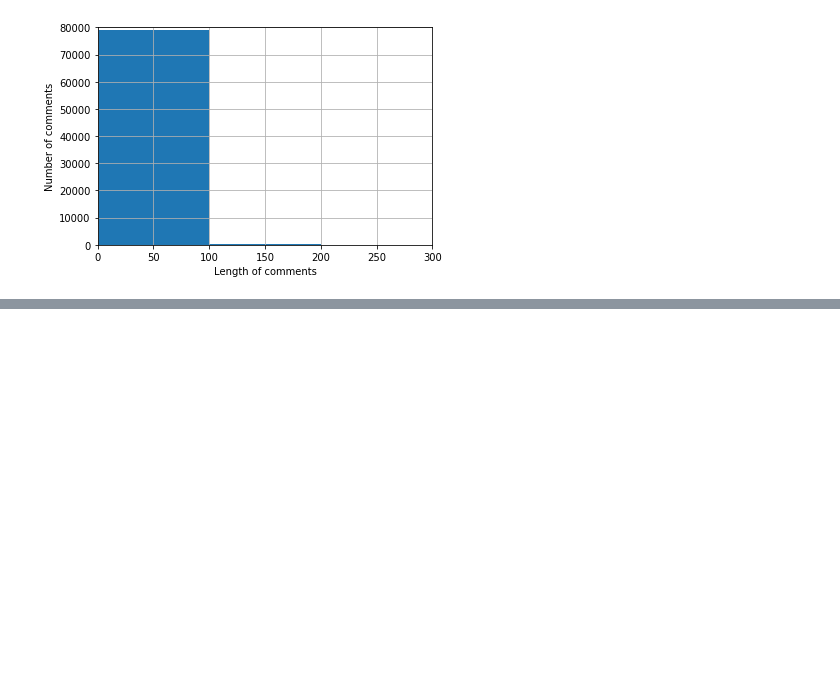
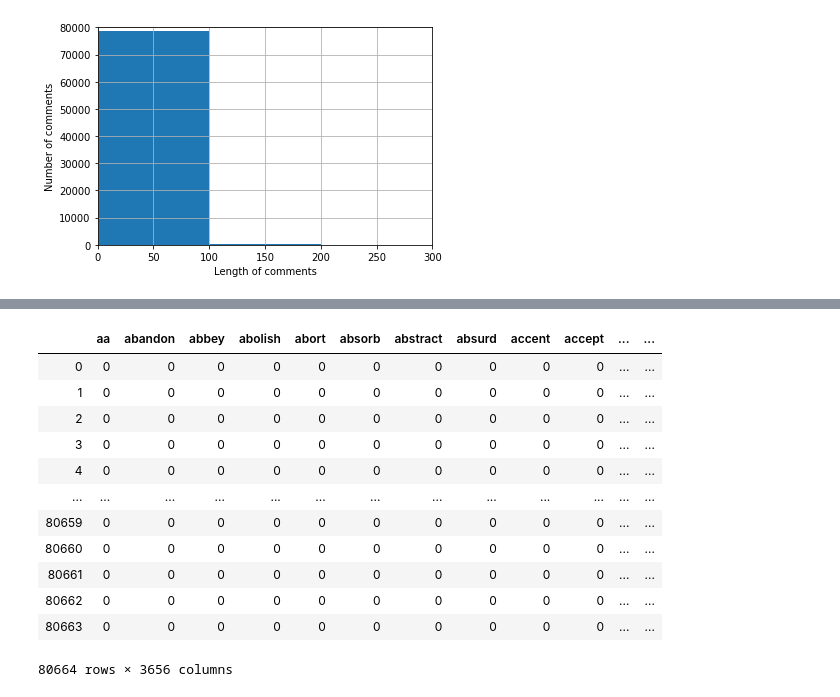
Before and after one commit to AbhishekMyana/ToxicityClassifier, a Jupyter notebook: ToxicityDetection.ipynb, the cells around one changed output, grey strips where cells are left out. Cells and saved outputs as stored; diff of their text form; code cells hidden in the pictures; blank space fills up the shorter version.

```diff
--- a/ToxicityDetection.ipynb
+++ b/ToxicityDetection.ipynb
@@ -170,0 +171,22 @@ sum(list(x_train['ass']))
+# %%
+data={}
+df=pd.DataFrame(data)
+for (columnName, columnData) in x_train.iteritems():
+   if x_train[columnName].sum() > 5:
+     df[columnName]=columnData
+# %%
+df
+# %% [output]
+|  | aa | abandon | abbey | abolish | abort | absorb | abstract | absurd | accent | accept | ... | ... |
+| 0 | 0 | 0 | 0 | 0 | 0 | 0 | 0 | 0 | 0 | 0 | ... | ... |
+| 1 | 0 | 0 | 0 | 0 | 0 | 0 | 0 | 0 | 0 | 0 | ... | ... |
+| 2 | 0 | 0 | 0 | 0 | 0 | 0 | 0 | 0 | 0 | 0 | ... | ... |
+| 3 | 0 | 0 | 0 | 0 | 0 | 0 | 0 | 0 | 0 | 0 | ... | ... |
+| 4 | 0 | 0 | 0 | 0 | 0 | 0 | 0 | 0 | 0 | 0 | ... | ... |
+| ... | ... | ... | ... | ... | ... | ... | ... | ... | ... | ... | ... | ... |
+| 80659 | 0 | 0 | 0 | 0 | 0 | 0 | 0 | 0 | 0 | 0 | ... | ... |
+| 80660 | 0 | 0 | 0 | 0 | 0 | 0 | 0 | 0 | 0 | 0 | ... | ... |
+| 80661 | 0 | 0 | 0 | 0 | 0 | 0 | 0 | 0 | 0 | 0 | ... | ... |
+| 80662 | 0 | 0 | 0 | 0 | 0 | 0 | 0 | 0 | 0 | 0 | ... | ... |
+| 80663 | 0 | 0 | 0 | 0 | 0 | 0 | 0 | 0 | 0 | 0 | ... | ... |
+80664 rows × 3656 columns
```
Also changed, not shown: parts of 6 cells of this notebook.
